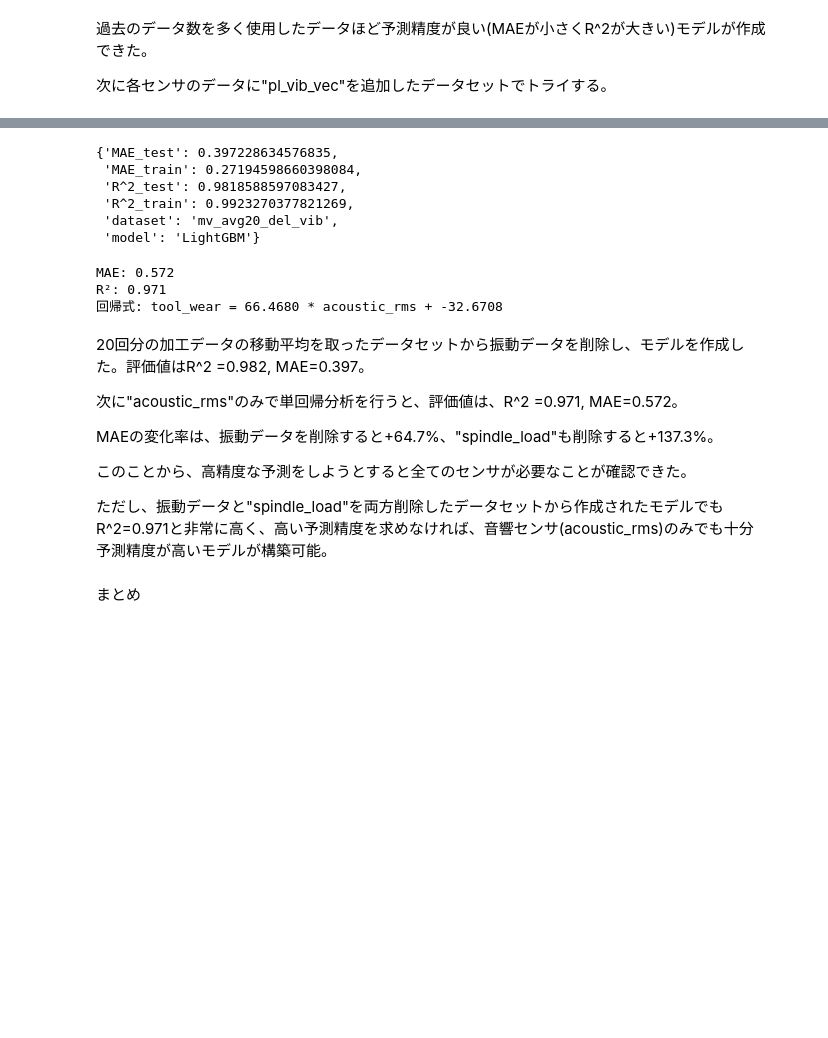
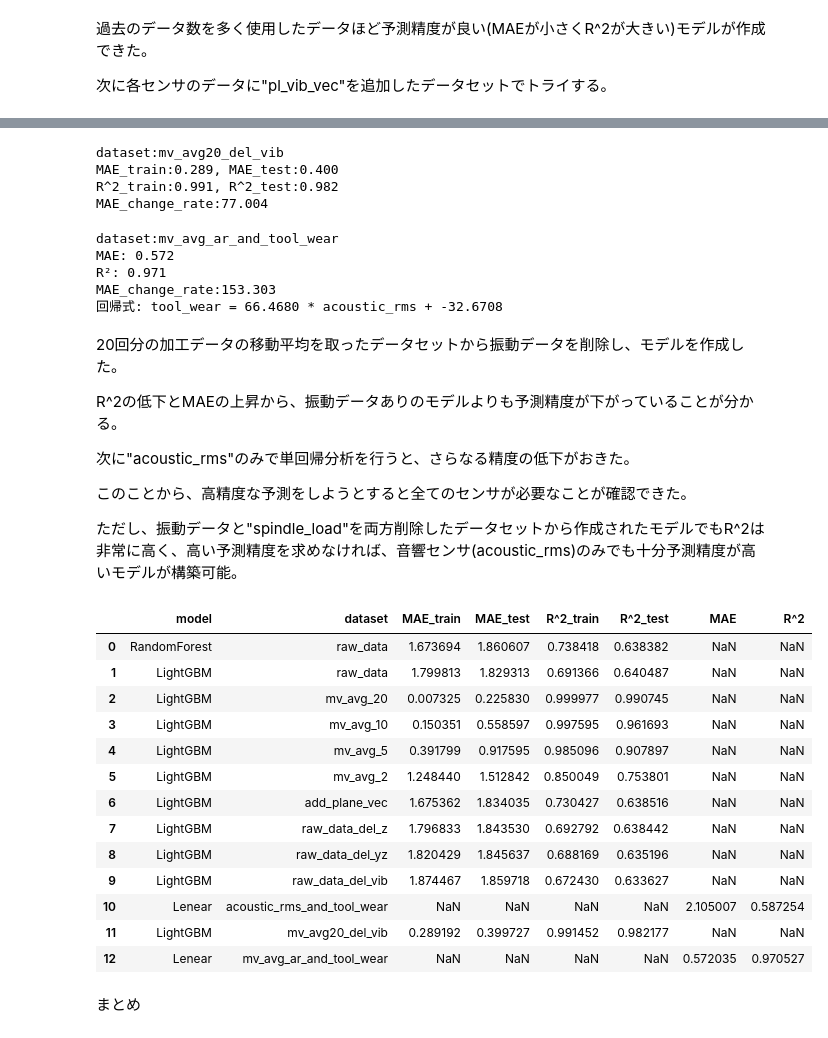
Before and after one commit to kenta-kawahata/manufacturing-data-analysis, a Jupyter notebook: notebooks/modeling.ipynb, the cells around one changed output, grey strips where cells are left out. Cells and saved outputs as stored; diff of their text form; code cells hidden in the pictures; blank space fills up the shorter version.

Commit message:
fix modeling and add result data

```diff
--- a/notebooks/modeling.ipynb
+++ b/notebooks/modeling.ipynb
@@ -1627,8 +1642,19 @@ model = LinearRegression()
 model.fit(X, y)
 y_predict = model.predict(X)
 
-print(f"MAE: {mean_absolute_error(y, y_predict):.3f}")
-print(f"R²: {r2_score(y, y_predict):.3f}")
+result = {
+    "model":"Lenear",
+    "dataset":"acoustic_rms_and_tool_wear",
+    "MAE":mean_absolute_error(y, y_predict),
+    "R^2":r2_score(y, y_predict),
+}
+
+result_list.append(result)
+
+print(f"dataset:{result['dataset']}")
+print(f"MAE: {result['MAE']:.3f}")
+print(f"R²: {result['R^2']:.3f}")
+print(f"MAE_change_rate:{(result['MAE']-full_data_MAE)/full_data_MAE*100:.3f}")
 print(f"回帰式: tool_wear = {model.coef_[0]:.4f} * acoustic_rms + {model.intercept_:.4f}")
 
 plt.scatter(X, y, alpha=0.4, label='Actual')
@@ -1782,48 +1822,82 @@ result = {
     "R^2_test":r2_score(y_test, test_predict)
 }
 
-pprint(result)
+avg20_full_data_MAE = result_df[result_df["dataset"]=="mv_avg_20"]['MAE_test'][2]
+print(f"dataset:{result['dataset']}")
+print(f"MAE_train:{result['MAE_train']:.3f}, MAE_test:{result['MAE_test']:.3f}")
+print(f"R^2_train:{result['R^2_train']:.3f}, R^2_test:{result['R^2_test']:.3f}")
+print(f"MAE_change_rate:{(result['MAE_test']-avg20_full_data_MAE)/avg20_full_data_MAE*100:.3f}")
 result_list.append(result)
 # %% [output]
-{'MAE_test': 0.397228634576835,
- 'MAE_train': 0.27194598660398084,
- 'R^2_test': 0.9818588597083427,
- 'R^2_train': 0.9923270377821269,
- 'dataset': 'mv_avg20_del_vib',
- 'model': 'LightGBM'}
+dataset:mv_avg20_del_vib
+MAE_train:0.289, MAE_test:0.400
+R^2_train:0.991, R^2_test:0.982
+MAE_change_rate:77.004
 # %%
 X = df[['mv_avg_ar']]
 y = df['tool_wear']
 
 model = LinearRegression()
 model.fit(X, y)
-y_pred = model.predict(X)
+y_predict = model.predict(X)
 
-print(f"MAE: {mean_absolute_error(y, y_pred):.3f}")
-print(f"R²: {r2_score(y, y_pred):.3f}")
+result = {
+    "model":"Lenear",
+    "dataset":"mv_avg_ar_and_tool_wear",
+    "MAE":mean_absolute_error(y, y_predict),
+    "R^2":r2_score(y, y_predict),
+}
+result_list.append(result)
+
+print(f"dataset:{result['dataset']}")
+print(f"MAE: {result['MAE']:.3f}")
+print(f"R²: {result['R^2']:.3f}")
+print(f"MAE_change_rate:{(result['MAE']-avg20_full_data_MAE)/avg20_full_data_MAE*100:.3f}")
 print(f"回帰式: tool_wear = {model.coef_[0]:.4f} * acoustic_rms + {model.intercept_:.4f}")
 
 plt.scatter(X, y, alpha=0.4, label='Actual')
-plt.plot(X, y_pred, color='red', label='Regression line')
+plt.plot(X, y_predict, color='red', label='Regression line')
 plt.xlabel('acoustic_rms')
 plt.ylabel('tool_wear')
 plt.legend()
 plt.savefig("../outputs/figures/modeling/mv_avg20_acoustic_lineplot.png", format="png")
 plt.close()
 # %% [output]
+dataset:mv_avg_ar_and_tool_wear
 MAE: 0.572
 R²: 0.971
+MAE_change_rate:153.303
 回帰式: tool_wear = 66.4680 * acoustic_rms + -32.6708
 # %% [markdown]
-20回分の加工データの移動平均を取ったデータセットから振動データを削除し、モデルを作成した。評価値はR^2 =0.982, MAE=0.397。
+20回分の加工データの移動平均を取ったデータセットから振動データを削除し、モデルを作成した。
 
-次に"acoustic_rms"のみで単回帰分析を行うと、評価値は、R^2 =0.971, MAE=0.572。
+R^2の低下とMAEの上昇から、振動データありのモデルよりも予測精度が下がっていることが分かる。
 
-MAEの変化率は、振動データを削除すると+64.7%、"spindle_load"も削除すると+137.3%。
+次に"acoustic_rms"のみで単回帰分析を行うと、さらなる精度の低下がおきた。
 
 このことから、高精度な予測をしようとすると全てのセンサが必要なことが確認できた。
 
-ただし、振動データと"spindle_load"を両方削除したデータセットから作成されたモデルでもR^2=0.971と非常に高く、高い予測精度を求めなければ、音響センサ(acoustic_rms)のみでも十分予測精度が高いモデルが構築可能。
+ただし、振動データと"spindle_load"を両方削除したデータセットから作成されたモデルでもR^2は非常に高く、高い予測精度を求めなければ、音響センサ(acoustic_rms)のみでも十分予測精度が高いモデルが構築可能。
+# %%
+#各モデルの結果を保存する
+result_df=pd.DataFrame(result_list)
+result_df.to_csv('../outputs/data/metrics_summury.csv', encoding="utf-8-sig", index=False)
+result_df
+# %% [output]
+|  | model | dataset | MAE_train | MAE_test | R^2_train | R^2_test | MAE | R^2 |
+| 0 | RandomForest | raw_data | 1.673694 | 1.860607 | 0.738418 | 0.638382 | NaN | NaN |
+| 1 | LightGBM | raw_data | 1.799813 | 1.829313 | 0.691366 | 0.640487 | NaN | NaN |
+| 2 | LightGBM | mv_avg_20 | 0.007325 | 0.225830 | 0.999977 | 0.990745 | NaN | NaN |
+| 3 | LightGBM | mv_avg_10 | 0.150351 | 0.558597 | 0.997595 | 0.961693 | NaN | NaN |
+| 4 | LightGBM | mv_avg_5 | 0.391799 | 0.917595 | 0.985096 | 0.907897 | NaN | NaN |
+| 5 | LightGBM | mv_avg_2 | 1.248440 | 1.512842 | 0.850049 | 0.753801 | NaN | NaN |
+| 6 | LightGBM | add_plane_vec | 1.675362 | 1.834035 | 0.730427 | 0.638516 | NaN | NaN |
+| 7 | LightGBM | raw_data_del_z | 1.796833 | 1.843530 | 0.692792 | 0.638442 | NaN | NaN |
+| 8 | LightGBM | raw_data_del_yz | 1.820429 | 1.845637 | 0.688169 | 0.635196 | NaN | NaN |
+| 9 | LightGBM | raw_data_del_vib | 1.874467 | 1.859718 | 0.672430 | 0.633627 | NaN | NaN |
+| 10 | Lenear | acoustic_rms_and_tool_wear | NaN | NaN | NaN | NaN | 2.105007 | 0.587254 |
+| 11 | LightGBM | mv_avg20_del_vib | 0.289192 | 0.399727 | 0.991452 | 0.982177 | NaN | NaN |
+| 12 | Lenear | mv_avg_ar_and_tool_wear | NaN | NaN | NaN | NaN | 0.572035 | 0.970527 |
 # %% [markdown]
 まとめ
 # %% [markdown]
```
Also changed, not shown: parts of 30 cells of this notebook, 6 other files.
